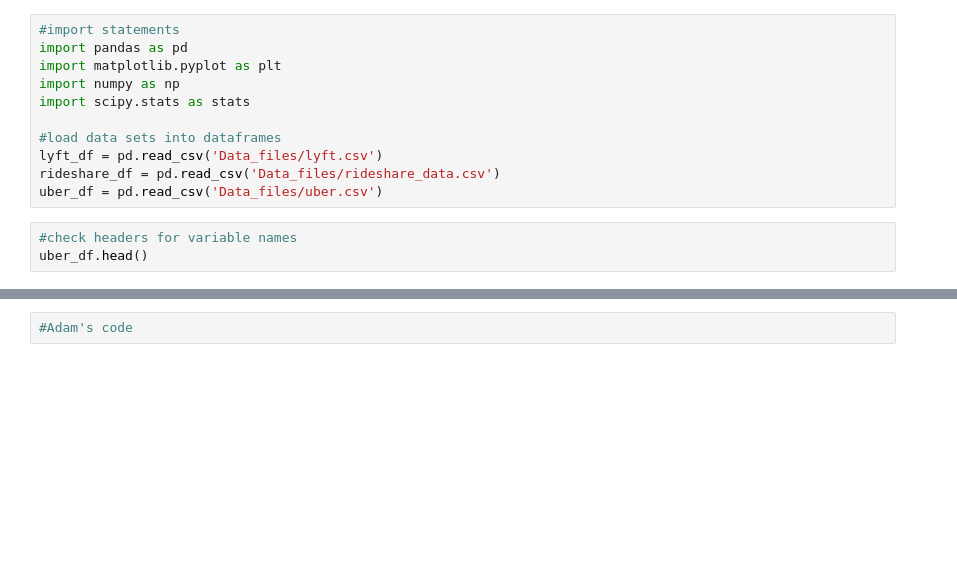
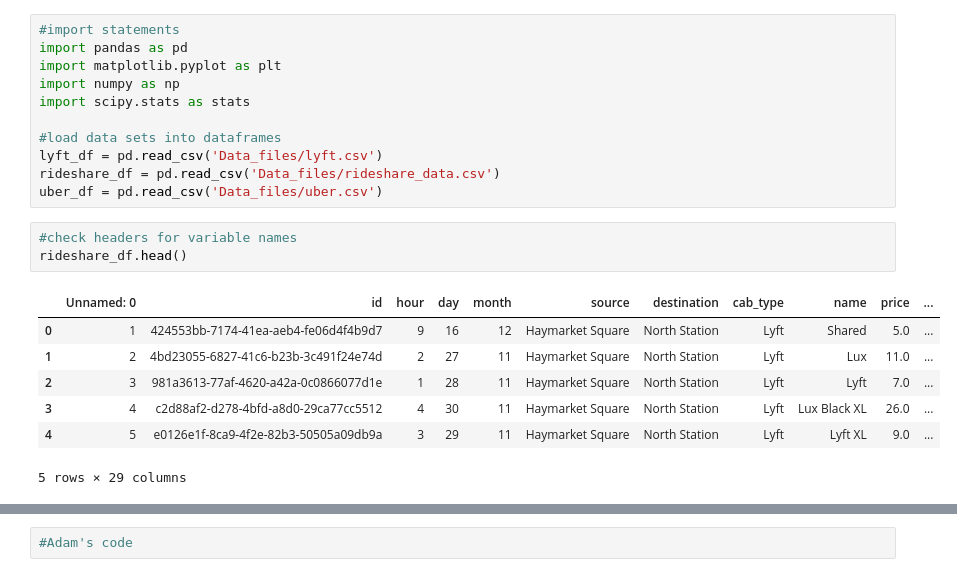
Before and after one commit to Hurle156/group-project-1, a Jupyter notebook: project_1_starter.ipynb, the cells around one changed output, grey strips where cells are left out. Cells and saved outputs as stored; diff of their text form; blank space fills up the shorter version.

```diff
--- a/project_1_starter.ipynb
+++ b/project_1_starter.ipynb
@@ -11,7 +11,15 @@ rideshare_df = pd.read_csv('Data_files/rideshare_data.csv')
 uber_df = pd.read_csv('Data_files/uber.csv')
 # %%
 #check headers for variable names
-uber_df.head()
+rideshare_df.head()
+# %% [output]
+|  | Unnamed: 0 | id | hour | day | month | source | destination | cab_type | name | price | ... |
+| 0 | 1 | 424553bb-7174-41ea-aeb4-fe06d4f4b9d7 | 9 | 16 | 12 | Haymarket Square | North Station | Lyft | Shared | 5.0 | ... |
+| 1 | 2 | 4bd23055-6827-41c6-b23b-3c491f24e74d | 2 | 27 | 11 | Haymarket Square | North Station | Lyft | Lux | 11.0 | ... |
+| 2 | 3 | 981a3613-77af-4620-a42a-0c0866077d1e | 1 | 28 | 11 | Haymarket Square | North Station | Lyft | Lyft | 7.0 | ... |
+| 3 | 4 | c2d88af2-d278-4bfd-a8d0-29ca77cc5512 | 4 | 30 | 11 | Haymarket Square | North Station | Lyft | Lux Black XL | 26.0 | ... |
+| 4 | 5 | e0126e1f-8ca9-4f2e-82b3-50505a09db9a | 3 | 29 | 11 | Haymarket Square | North Station | Lyft | Lyft XL | 9.0 | ... |
+5 rows × 29 columns
 # %%
 #Spencer's code
 #group by destination and get counts to create a bar graph that will show what frequently each destination in used.
```
Also changed, not shown: parts of 4 cells of this notebook, 4 other files.
